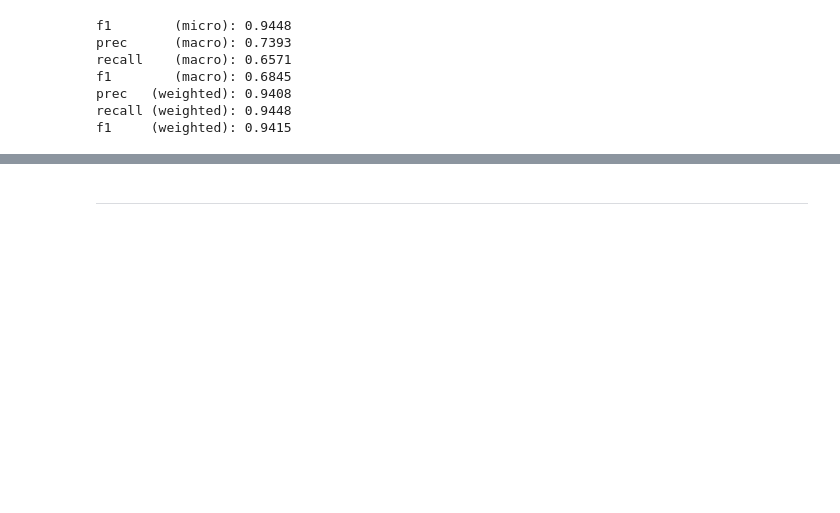
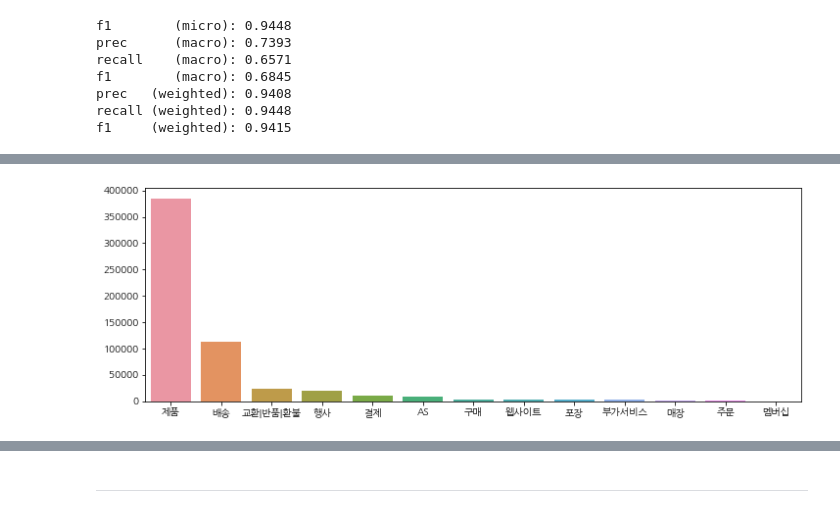
Before and after one commit to uoo723/BigStar-RnD-DA, a Jupyter notebook: notebooks/dev2.ipynb, the cells around one changed output, grey strips where cells are left out. Cells and saved outputs as stored; diff of their text form; code cells hidden in the pictures; blank space fills up the shorter version.

```diff
--- a/notebooks/dev2.ipynb
+++ b/notebooks/dev2.ipynb
@@ -880,0 +922,12 @@ Name: prediction, dtype: int64
+# %%
+filtered_df = train_df.copy()
+drop_index = train_df[
+    (train_df["인텐트"] == "제품") & (train_df["발화문"].str.contains("주문"))
+].index
+filtered_df.drop(drop_index, inplace=True)
+drop_index = train_df[
+    (train_df["인텐트"] == "배송") & (train_df["발화문"].str.contains("주문"))
+].index
+filtered_df.drop(drop_index, inplace=True)
+
+len(train_df), len(filtered_df)
@@ -880,0 +942,4 @@ Name: prediction, dtype: int64
+# %%
+plot_label_distribution(filtered_df)
+# %% [output]
+[figure, added]
```
Also changed, not shown: parts of 38 cells of this notebook, 2 other files.
